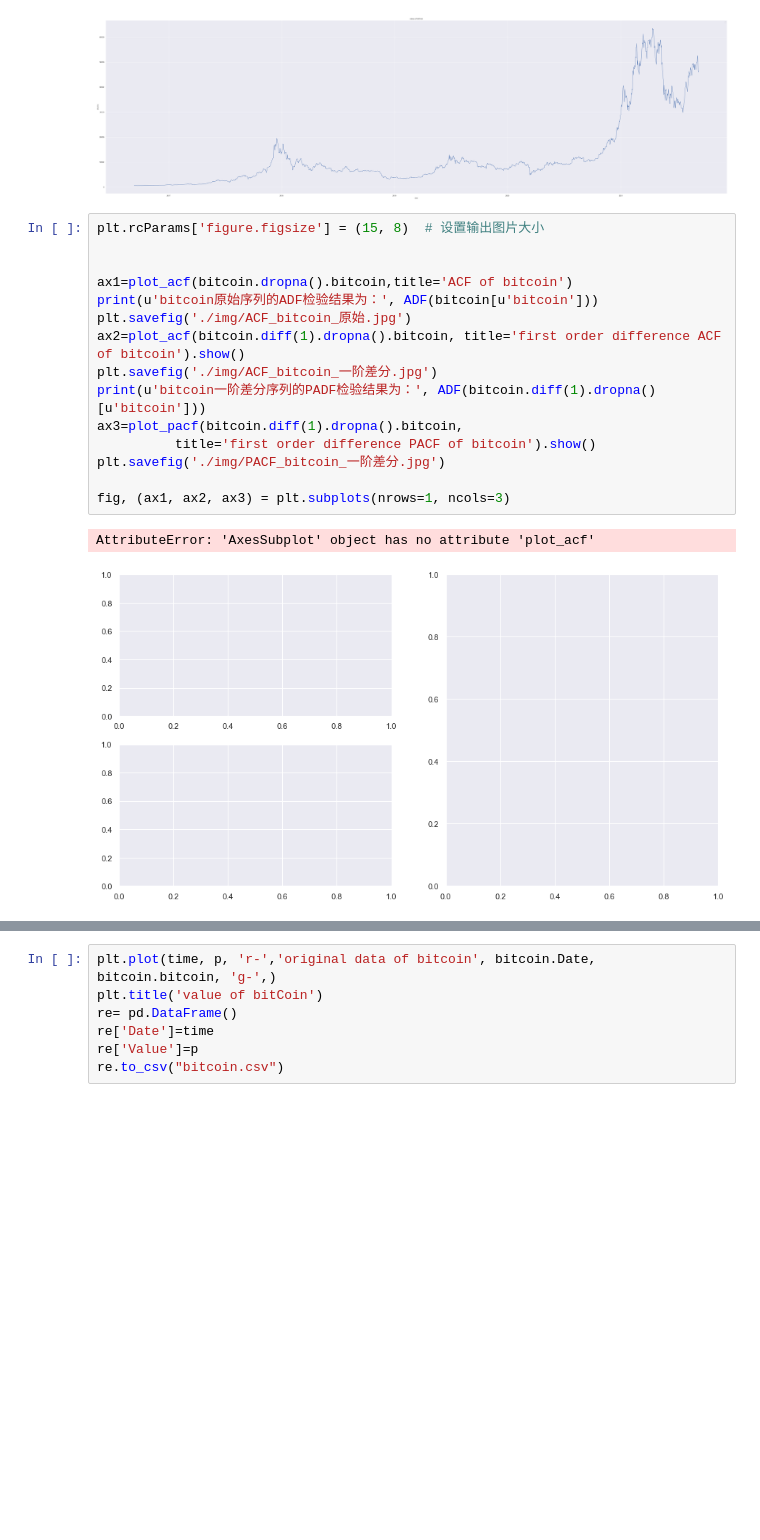
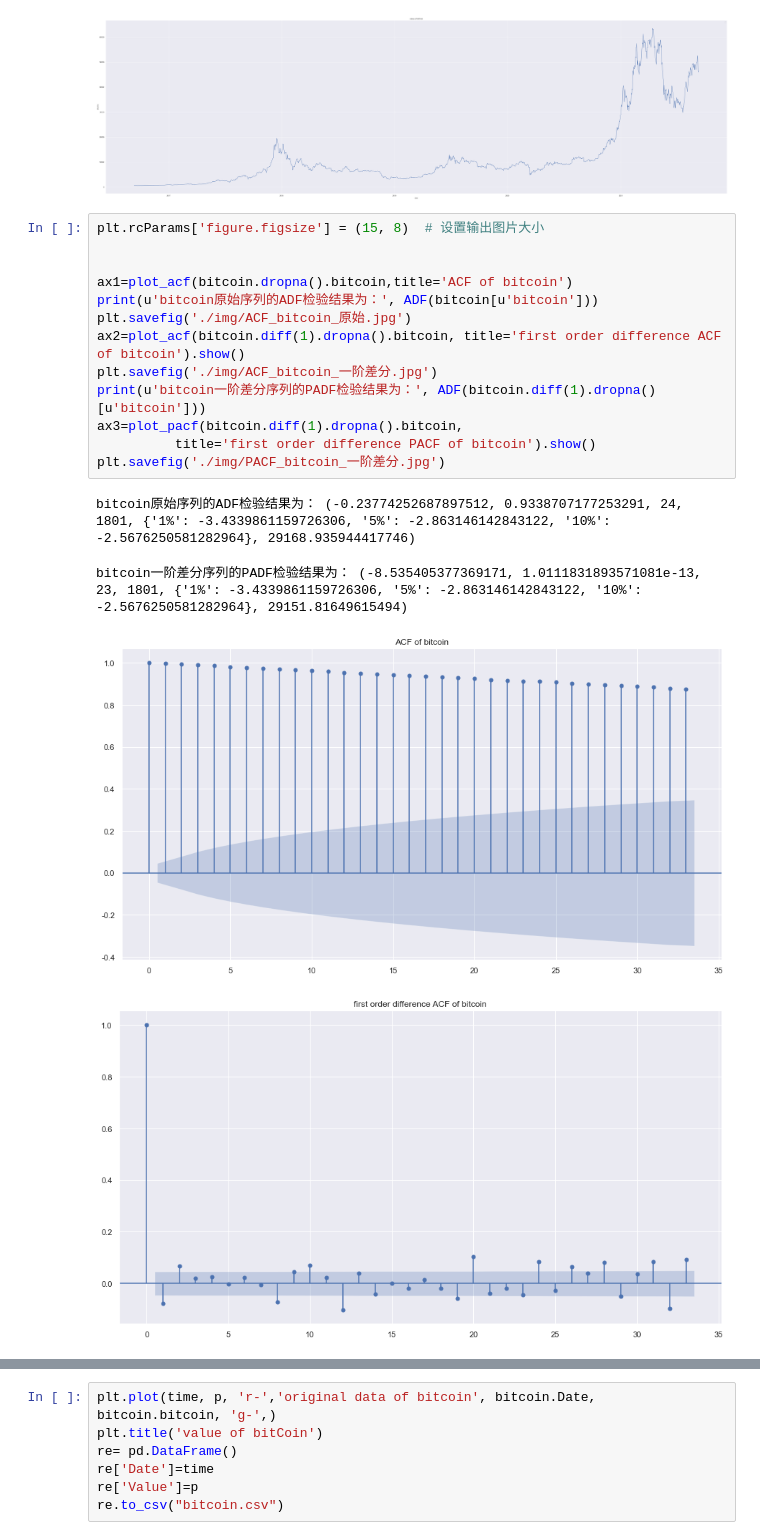
Before and after one commit to qy-liuhuo/hbu_MCM-ICM_2022, a Jupyter notebook: program/main.ipynb, the cells around one changed output, grey strips where cells are left out. Drawn from its saved outputs; the diff is of its cells as text; blank space fills up the shorter version.

```diff
--- a/program/main.ipynb
+++ b/program/main.ipynb
@@ -43,18 +49,18 @@ No handles with labels found to put in legend.
 # %%
 plt.rcParams['figure.figsize'] = (15, 8)  # 设置输出图片大小
 
 
 ax1=plot_acf(bitcoin.dropna().bitcoin,title='ACF of bitcoin')
 print(u'bitcoin原始序列的ADF检验结果为：', ADF(bitcoin[u'bitcoin']))
 plt.savefig('./img/ACF_bitcoin_原始.jpg')
 ax2=plot_acf(bitcoin.diff(1).dropna().bitcoin, title='first order difference ACF of bitcoin').show()
 plt.savefig('./img/ACF_bitcoin_一阶差分.jpg')
 print(u'bitcoin一阶差分序列的PADF检验结果为：', ADF(bitcoin.diff(1).dropna()[u'bitcoin']))
 ax3=plot_pacf(bitcoin.diff(1).dropna().bitcoin,
           title='first order difference PACF of bitcoin').show()
 plt.savefig('./img/PACF_bitcoin_一阶差分.jpg')
-
-fig, (ax1, ax2, ax3) = plt.subplots(nrows=1, ncols=3)
 # %% [output]
-AttributeError: 'AxesSubplot' object has no attribute 'plot_acf'
+bitcoin原始序列的ADF检验结果为： (-0.23774252687897512, 0.9338707177253291, 24, 1801, {'1%': -3.4339861159726306, '5%': -2.863146142843122, '10%': -2.5676250581282964}, 29168.935944417746)
+bitcoin一阶差分序列的PADF检验结果为： (-8.535405377369171, 1.0111831893571081e-13, 23, 1801, {'1%': -3.4339861159726306, '5%': -2.863146142843122, '10%': -2.5676250581282964}, 29151.81649615494)
-[figure, old version]
+[figure, new version]
+[figure, added]
```
Also changed, not shown: parts of 6 cells of this notebook, 14 other files.
